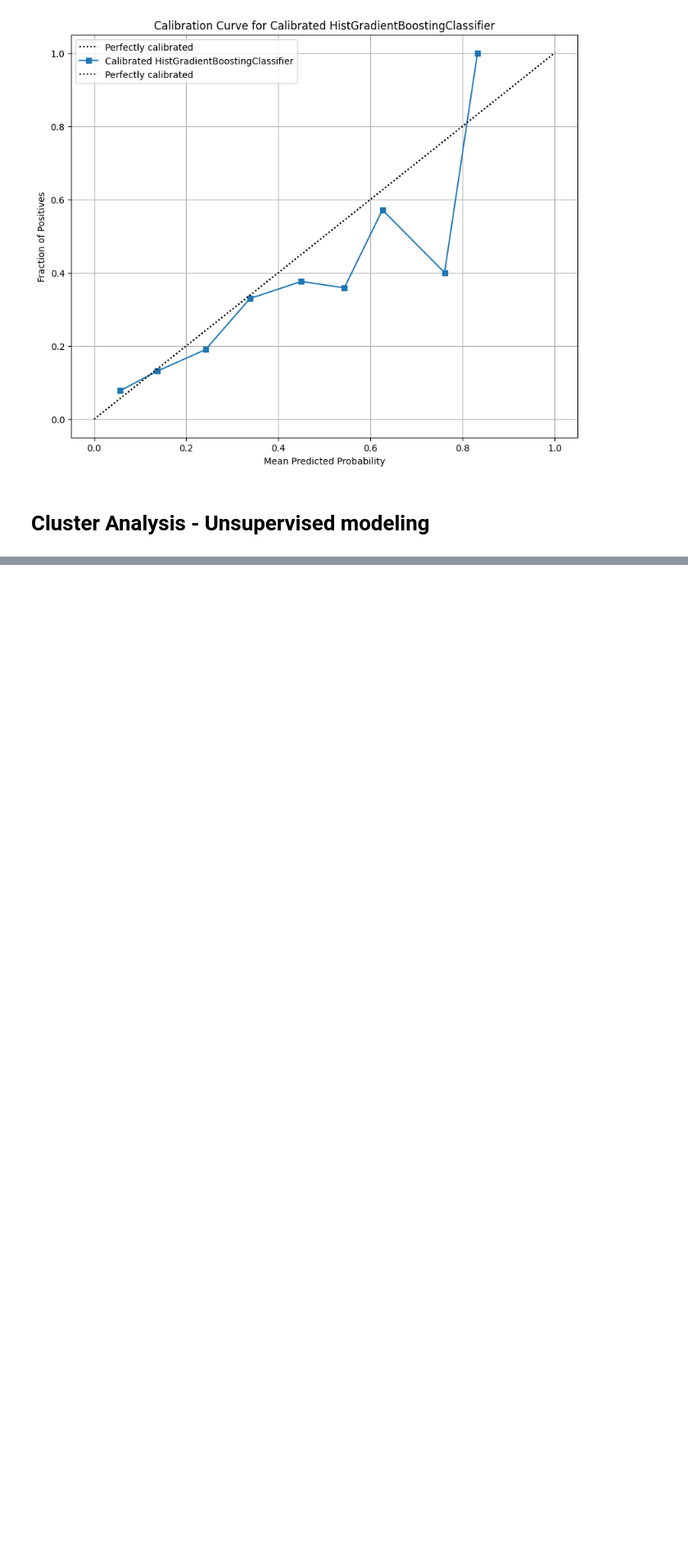
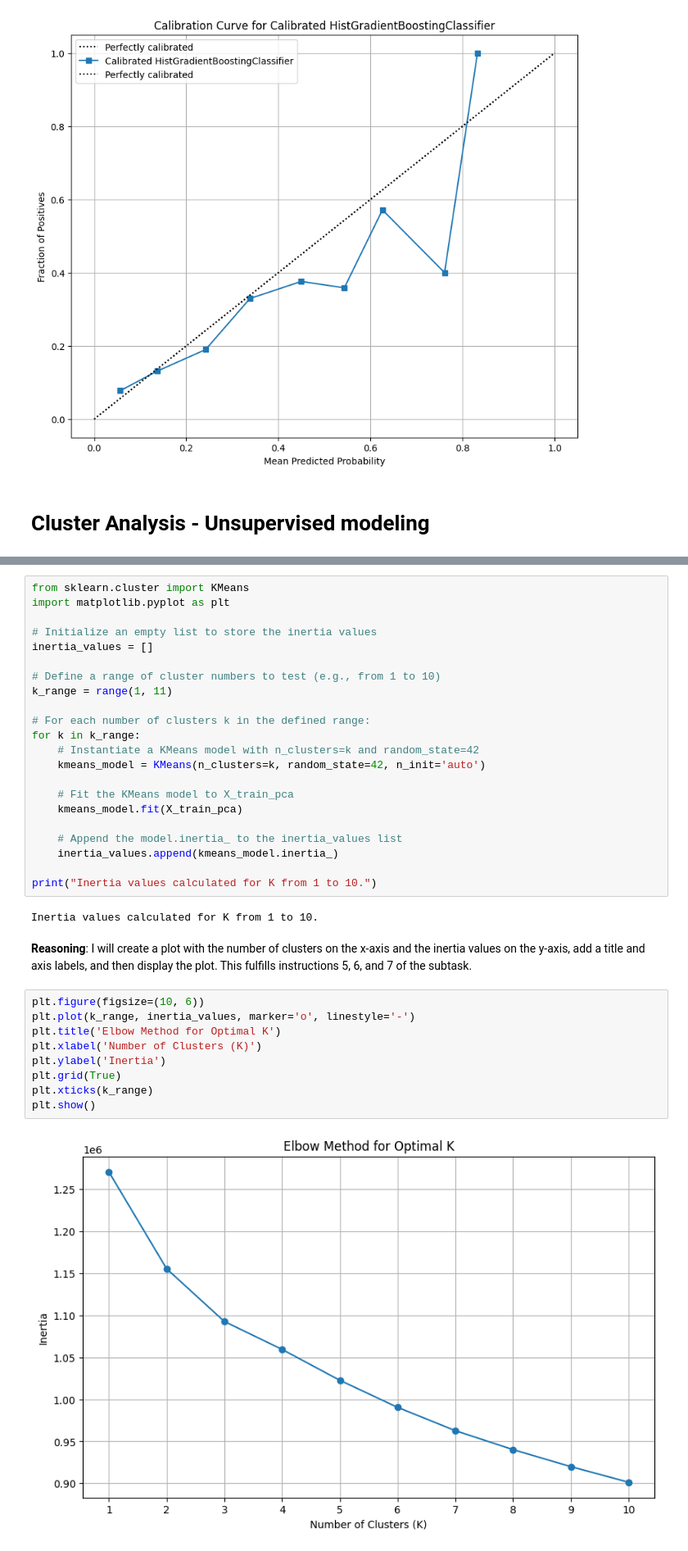
Before and after one commit to joezein71/AIHC-5010-Winter-2026, a Jupyter notebook: 20260122_assignment1_colab_workflow_zein.ipynb, the cells around one changed output, grey strips where cells are left out. Shown at 82% size. Cells and saved outputs as stored; diff of their text form; blank space fills up the shorter version.

```diff
--- a/20260122_assignment1_colab_workflow_zein.ipynb
+++ b/20260122_assignment1_colab_workflow_zein.ipynb
@@ -2466,0 +2674,38 @@ plt.show()
+# %%
+from sklearn.cluster import KMeans
+import matplotlib.pyplot as plt
+
+# Initialize an empty list to store the inertia values
+inertia_values = []
+
+# Define a range of cluster numbers to test (e.g., from 1 to 10)
+k_range = range(1, 11)
+
+# For each number of clusters k in the defined range:
+for k in k_range:
+    # Instantiate a KMeans model with n_clusters=k and random_state=42
+    kmeans_model = KMeans(n_clusters=k, random_state=42, n_init='auto')
+
+    # Fit the KMeans model to X_train_pca
+    kmeans_model.fit(X_train_pca)
+
+    # Append the model.inertia_ to the inertia_values list
+    inertia_values.append(kmeans_model.inertia_)
+
+print("Inertia values calculated for K from 1 to 10.")
+# %% [output]
+Inertia values calculated for K from 1 to 10.
+# %% [markdown]
+**Reasoning**:
+I will create a plot with the number of clusters on the x-axis and the inertia values on the y-axis, add a title and axis labels, and then display the plot. This fulfills instructions 5, 6, and 7 of the subtask.
+# %%
+plt.figure(figsize=(10, 6))
+plt.plot(k_range, inertia_values, marker='o', linestyle='-')
+plt.title('Elbow Method for Optimal K')
+plt.xlabel('Number of Clusters (K)')
+plt.ylabel('Inertia')
+plt.grid(True)
+plt.xticks(k_range)
+plt.show()
+# %% [output]
+[figure, added]
```
Also changed, not shown: parts of 23 cells of this notebook.
